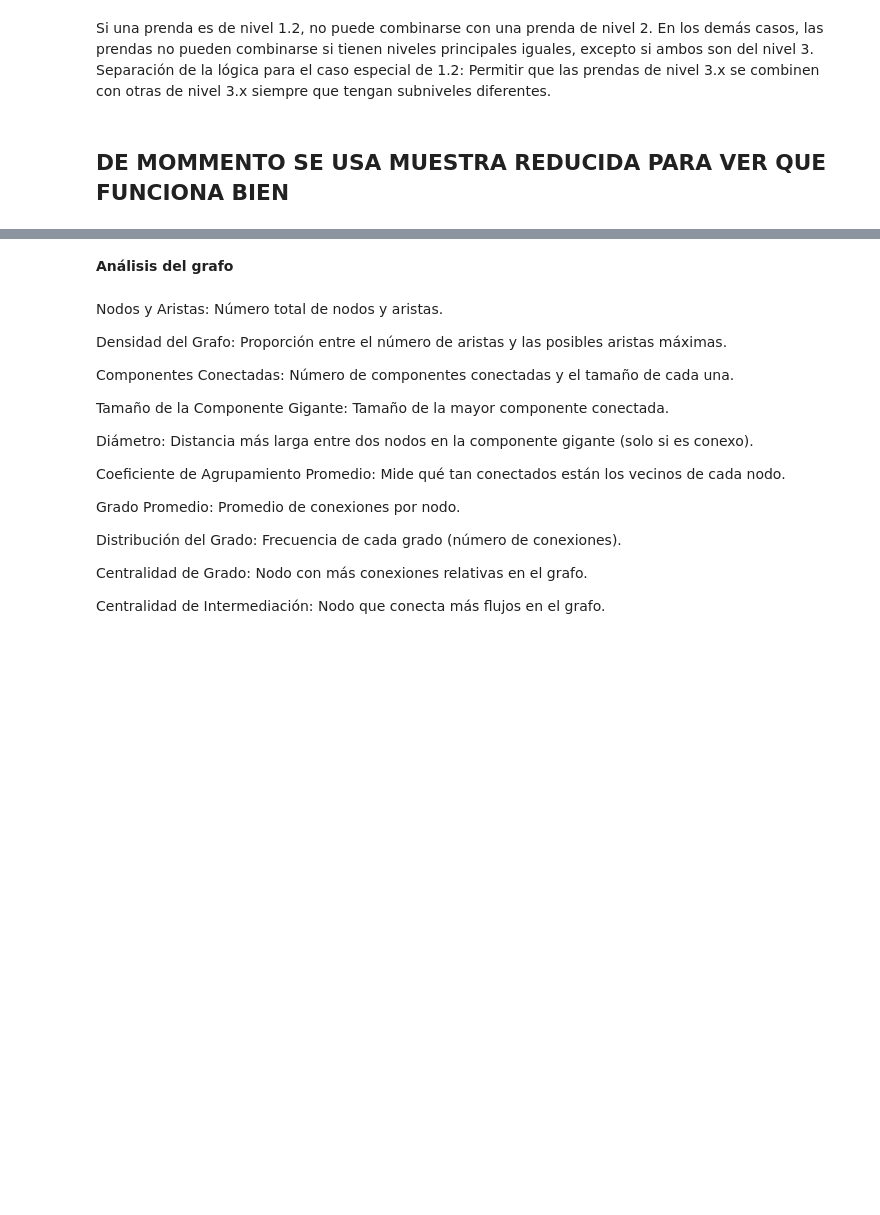
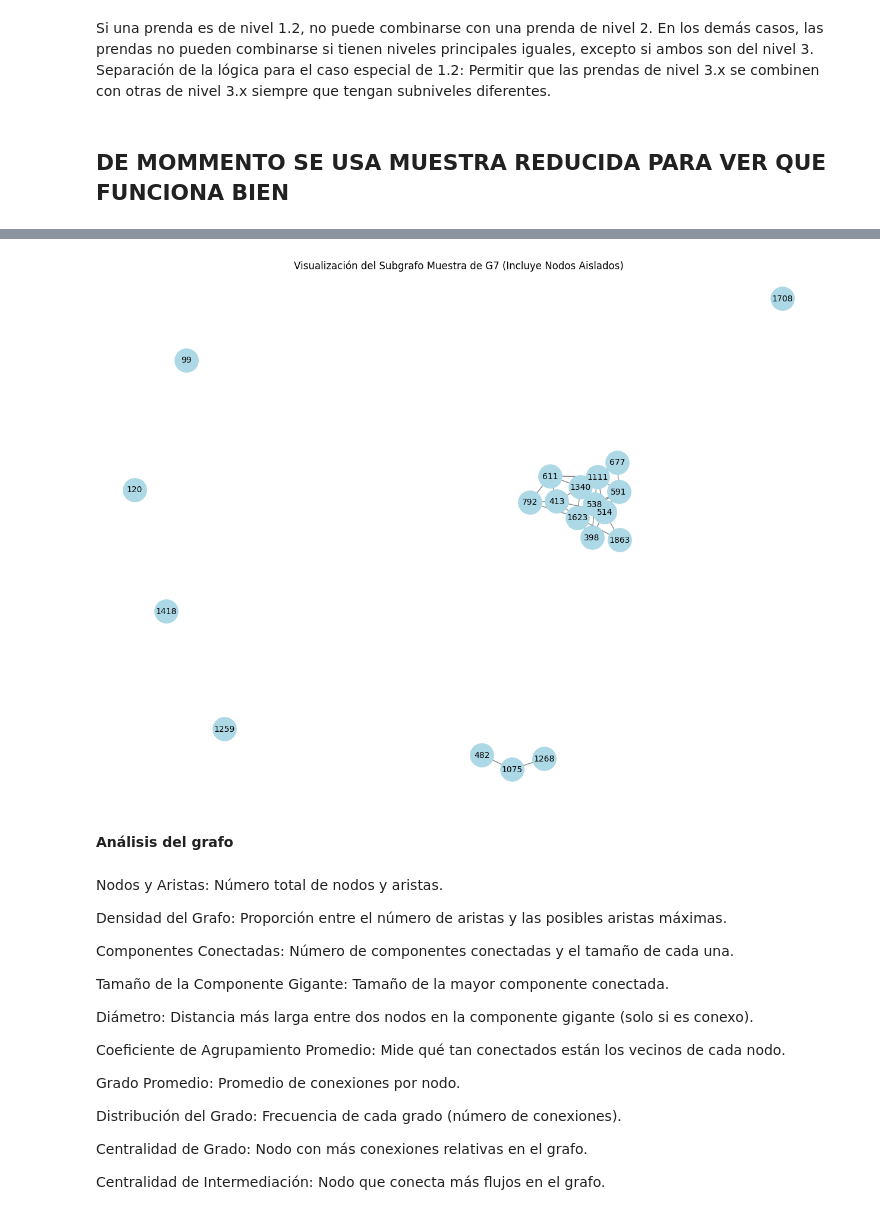
Before and after one commit to xaabizulu/24_25_3_R10_Verde_Oscuro, a Jupyter notebook: 02 - Grafo.ipynb, the cells around one changed output, grey strips where cells are left out. Drawn from its saved outputs; the diff is of its cells as text; code cells hidden in the pictures; blank space fills up the shorter version.

```diff
--- a/02 - Grafo.ipynb
+++ b/02 - Grafo.ipynb
@@ -241,8 +233,0 @@ def generar_aristas_optimizado(grafo, color_comb_df):
-# %%
-# Generar aristas
-aristas = generar_aristas_optimizado(G, color_combinations)
-
-# Agregar aristas al grafo
-G7.add_edges_from(aristas)
-
-print(f"Número de aristas generadas: {len(aristas)}")
@@ -266,0 +234,2 @@ Número de aristas generadas: 28
+# %%
+aristas, nodos_muestra = generar_aristas_optimizado(G7, color_combinations)
@@ -267,3 +254,22 @@ Número de aristas generadas: 28
+# %%
+# Crear un subgrafo basado en los nodos y aristas de la muestra
+subgraph = G7.subgraph(nodos_muestra).copy()
+
+# Asegurarse de que todos los nodos seleccionados estén en el subgrafo
+for node in nodos_muestra:
+    if node not in subgraph:
+        subgraph.add_node(node)
+
+# Visualizar el subgrafo
+plt.figure(figsize=(12, 9))
+pos = nx.spring_layout(subgraph)  # Disposición de los nodos
+nx.draw(subgraph, pos, with_labels=True, node_color="lightblue", edge_color="gray", node_size=800, font_size=10)
+
+plt.title("Visualización del Subgrafo Muestra de G7 (Incluye Nodos Aislados)")
+plt.axis("off")
+plt.show()
+# %% [output]
+[figure, added]
 # %% [markdown]
 **Análisis del grafo**
 # %%
```
Also changed, not shown: parts of 3 cells of this notebook.
